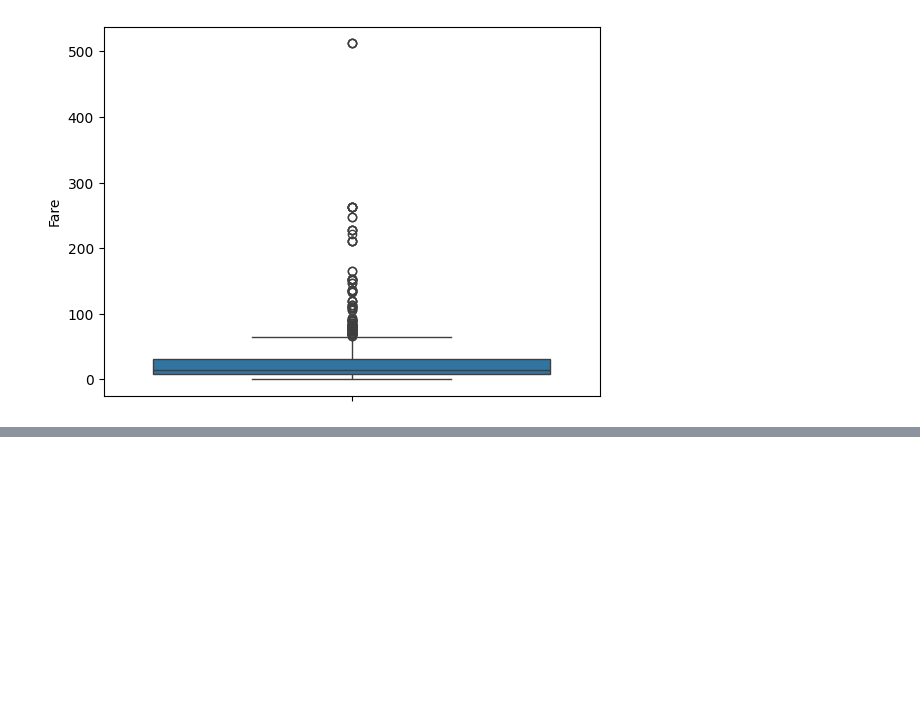
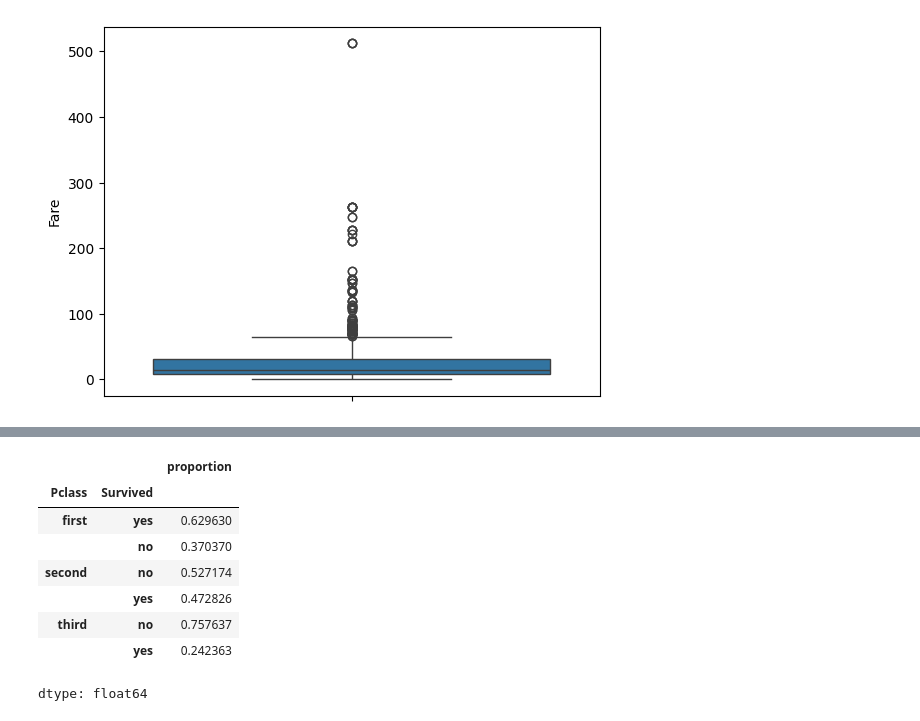
Before and after one commit to Radiat09/colab, a Jupyter notebook: Exploratory_Data_Analysis_Part_1.ipynb, the cells around one changed output, grey strips where cells are left out. Drawn from its saved outputs; the diff is of its cells as text; code cells hidden in the pictures; blank space fills up the shorter version.

```diff
--- a/Exploratory_Data_Analysis_Part_1.ipynb
+++ b/Exploratory_Data_Analysis_Part_1.ipynb
@@ -236,0 +245,13 @@ sns.boxplot(df['Fare'])
+# %%
+pclass_split = df.groupby("Pclass")["Survived"].value_counts(normalize=True)
+pclass_split
+# %% [output]
+|  |  | proportion |
+| Pclass | Survived |  |
+| first | yes | 0.629630 |
+|  | no | 0.370370 |
+| second | no | 0.527174 |
+|  | yes | 0.472826 |
+| third | no | 0.757637 |
+|  | yes | 0.242363 |
+dtype: float64
```
Also changed, not shown: parts of 5 cells of this notebook.
